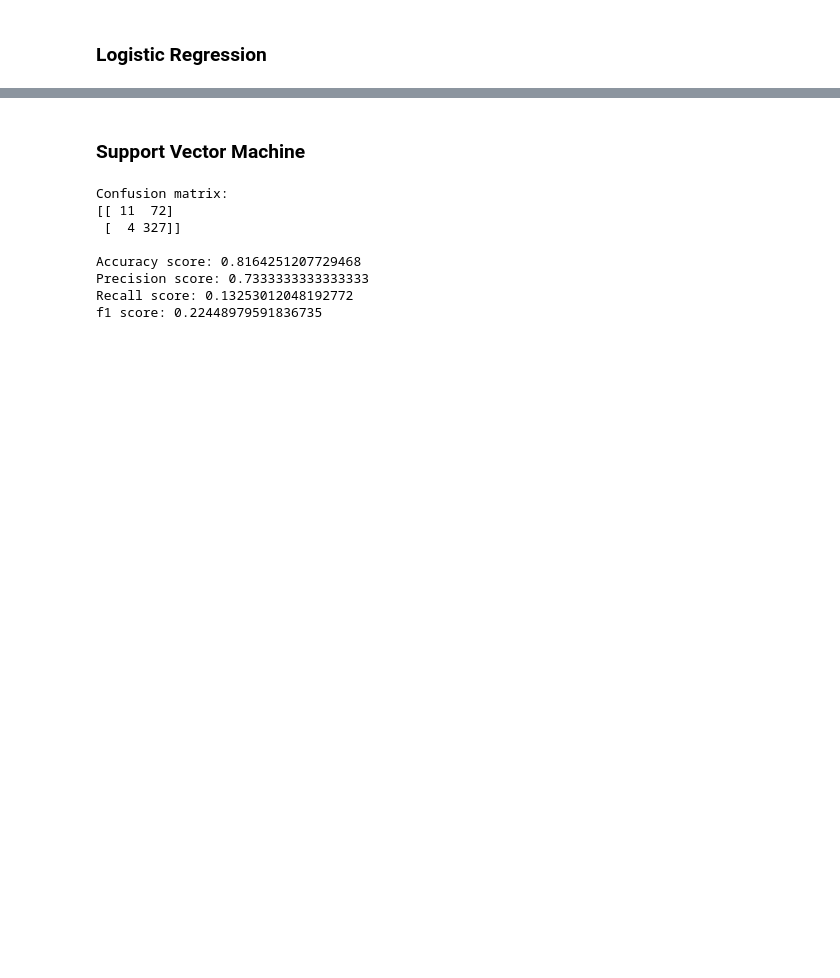
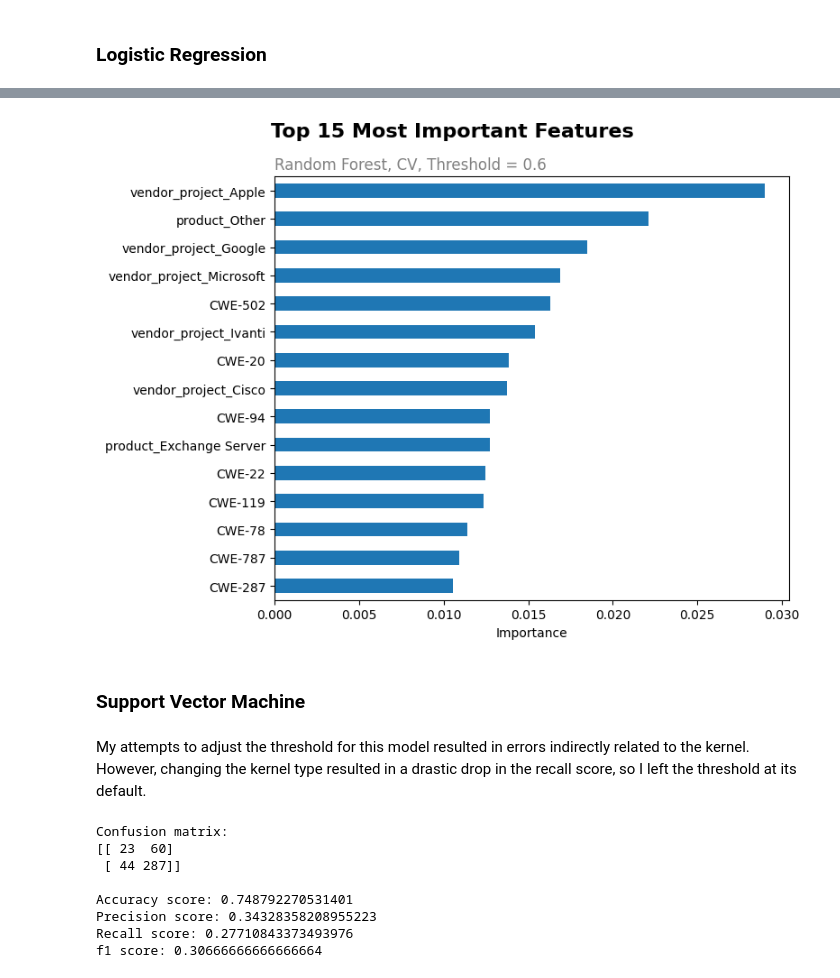
Before and after one commit to ClarenceBallensky/CISA_KEV_Machine-Learning, a Jupyter notebook: CISA_KEV_Machine-Learning.ipynb, the cells around one changed output, grey strips where cells are left out. Cells and saved outputs as stored; diff of their text form; code cells hidden in the pictures; blank space fills up the shorter version.

```diff
--- a/CISA_KEV_Machine-Learning.ipynb
+++ b/CISA_KEV_Machine-Learning.ipynb
@@ -372,0 +434,10 @@ f1 score: 0.44761904761904764
+# %%
+# Cross validation split with threshold adjustment
+
+lr_model.fit(X, y)  # just to access classes_ and their order; not used for CV predictions
+
+lr_y_proba_cv = cross_val_predict(lr_model, X, y, cv=cv, method='predict_proba')[:, list(lr_model.classes_).index("Known")]
+
+lr_y_predict_cv_adjusted = ["Known" if p >= 0.6 else "Unknown" for p in lr_y_proba_cv]
+
+evaluate_model(y, lr_y_predict_cv_adjusted)
@@ -376,5 +479,11 @@ Decision Trees are great in theory, but prone to overfitting in practice. A Deci
+# %%
+rf_model = RandomForestClassifier(n_estimators = 200, random_state = 42, class_weight='balanced')
 # %%
-rf_model = RandomForestClassifier(n_estimators = 200, random_state = 42)
+# Single split with default threshold
+
 rf_model.fit(X_train, y_train)
 
-y_predict = rf_model.predict(X_test)
+# The model predicts the y values based on the X values
+rf_y_predict = rf_model.predict(X_test)
+
+evaluate_model(y_test, rf_y_predict)
@@ -391,0 +514,10 @@ f1 score: 0.36666666666666664
+# %%
+# Cross validation split with threshold adjustment
+
+rf_model.fit(X, y)  # just to access classes_ and their order; not used for CV predictions
+
+rf_y_proba_cv = cross_val_predict(rf_model, X, y, cv=cv, method='predict_proba')[:, list(rf_model.classes_).index("Known")]
+
+rf_y_predict_cv_adjusted = ["Known" if p >= 0.6 else "Unknown" for p in rf_y_proba_cv]
+
+evaluate_model(y, rf_y_predict_cv_adjusted)
@@ -392,3 +537,21 @@ f1 score: 0.36666666666666664
+# %%
+import matplotlib.pyplot as plt
+
+importances = pd.Series(rf_model.feature_importances_, index=X.columns).sort_values(ascending=False)
+
+top_features = importances.head(15)
+
+plt.figure(figsize=(8, 6))
+top_features.sort_values().plot(kind="barh")
+plt.xlabel("Importance")
+plt.suptitle("Top 15 Most Important Features", fontsize=16, fontweight='bold')
+plt.title("Random Forest, CV, Threshold = 0.6", fontsize=12, color='gray', loc='left')
+plt.tight_layout()
+plt.show()
+# %% [output]
+[figure, added]
 # %% [markdown]
 ### Support Vector Machine
+# %% [markdown]
+My attempts to adjust the threshold for this model resulted in errors indirectly related to the kernel. However, changing the kernel type resulted in a drastic drop in the recall score, so I left the threshold at its default.
 # %%
@@ -399,11 +559,18 @@ y_predict = svm_model.predict(X_test)
 # %%
-evaluate_model(y_predict)
+# Single split
+
+svm_model.fit(X_train, y_train)
+
+# The model predicts the y values based on the X values
+svm_y_predict = svm_model.predict(X_test)
+
+evaluate_model(y_test, svm_y_predict)
 # %% [output]
 Confusion matrix:
-[[ 11  72]
- [  4 327]]
+[[ 23  60]
+ [ 44 287]]
 
-Accuracy score: 0.8164251207729468
-Precision score: 0.7333333333333333
-Recall score: 0.13253012048192772
-f1 score: 0.22448979591836735
+Accuracy score: 0.748792270531401
+Precision score: 0.34328358208955223
+Recall score: 0.27710843373493976
+f1 score: 0.30666666666666664
```
Also changed, not shown: parts of 48 cells of this notebook.
